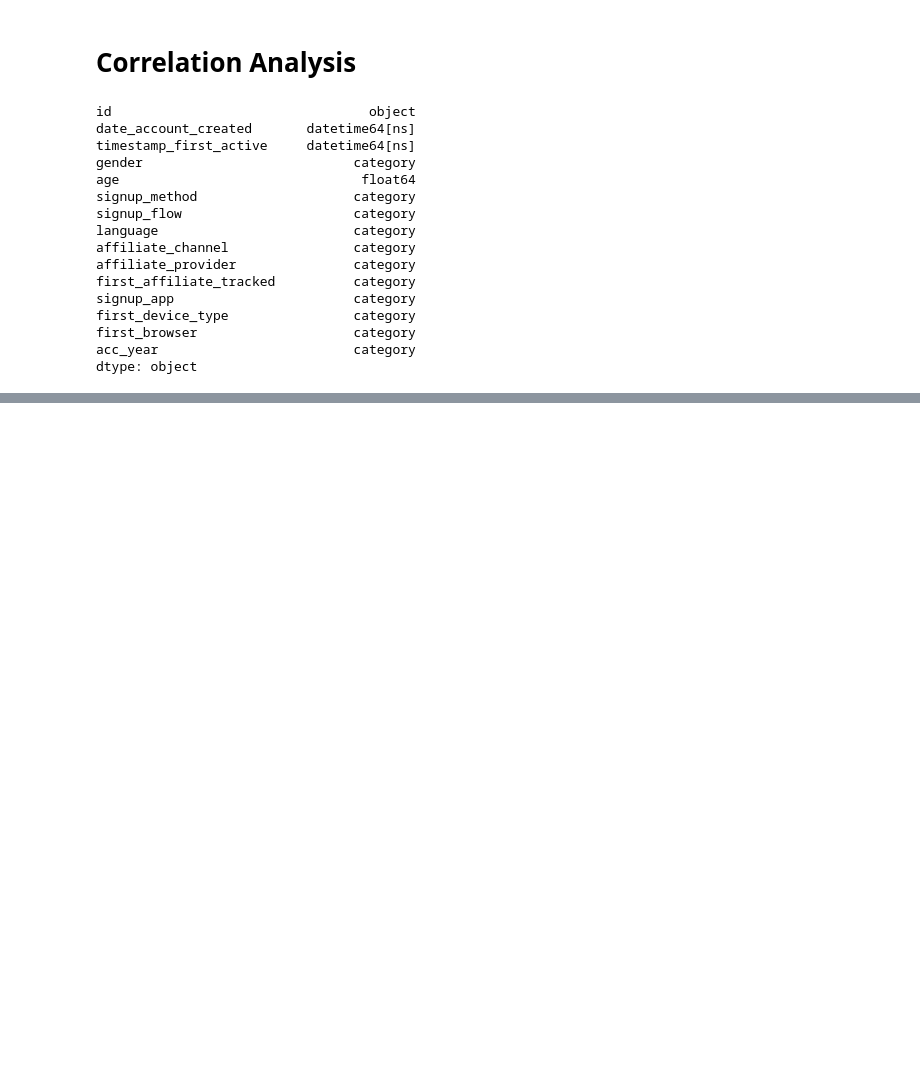
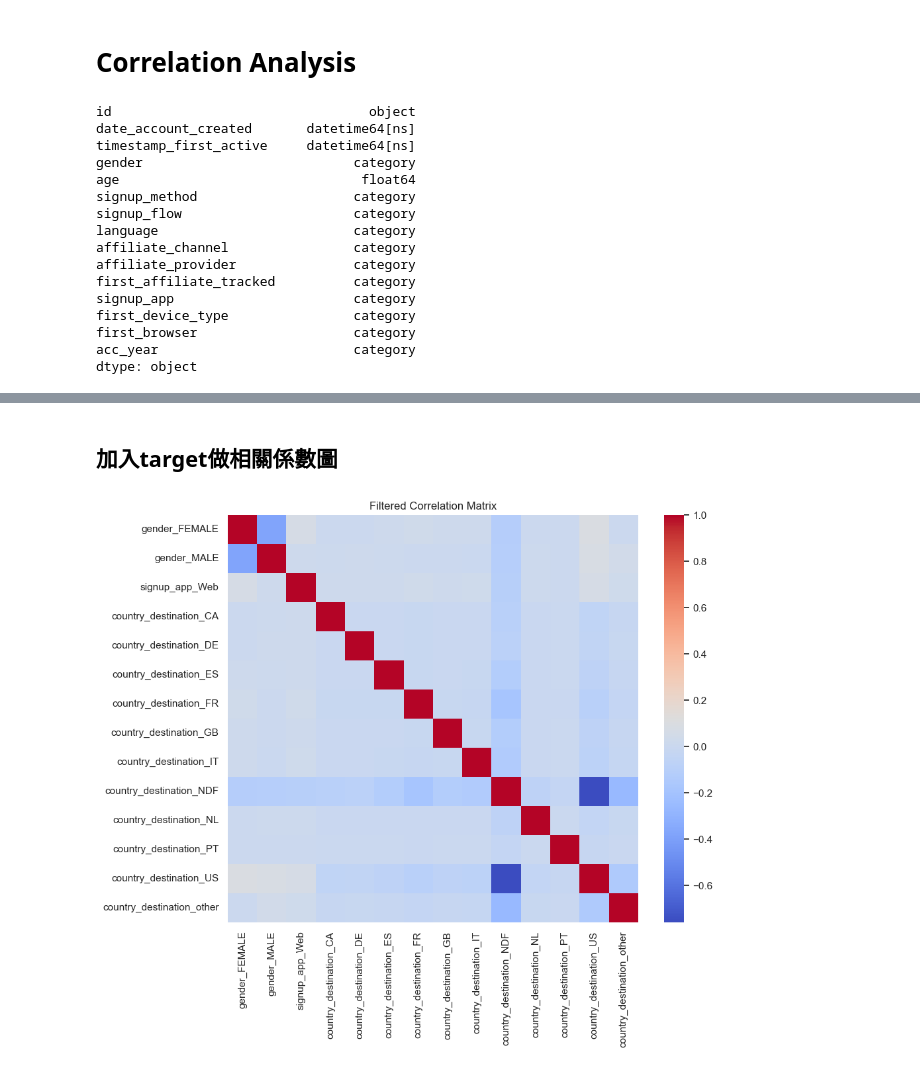
Before and after one commit to yoyocookie/airbnb_analysis, a Jupyter notebook: notebooks/test.ipynb, the cells around one changed output, grey strips where cells are left out. Saved outputs shown, nothing was run; the diff lists cells and outputs as text; code cells hidden in the pictures; blank space fills up the shorter version.

```diff
--- a/notebooks/test.ipynb
+++ b/notebooks/test.ipynb
@@ -793,0 +851,69 @@ dtype: object
+# %% [markdown]
+## 加入target做相關係數圖
+# %%
+feature = [
+    'gender',
+    'age',
+    'signup_method',
+    'signup_flow',
+    'language',
+    'affiliate_channel',
+    'affiliate_provider',
+    'first_affiliate_tracked',
+    'signup_app',
+    'first_device_type',
+    'first_browser',
+    'acc_year'
+]
+
+order_category = ['acc_year']
+non_order_category = [
+    'gender',
+    'signup_method',
+    'signup_flow',
+    'language',
+    'affiliate_channel',
+    'affiliate_provider',
+    'first_affiliate_tracked',
+    'signup_app',
+    'first_device_type',
+    'first_browser' ,
+    'country_destination'
+]
+
+df_selected = df_all.loc[:df_train.shape[0],feature].copy()
+df_selected['country_destination'] = df_train['country_destination']
+# Step 1: 處理 order_category (Label Encoding)
+label_encoder = LabelEncoder()
+for col in order_category:
+    df_selected[col] = label_encoder.fit_transform(df_selected[col])
+
+# Step 2: 處理 non_order_category (One-Hot Encoding)
+df_selected = pd.get_dummies(df_selected, columns=non_order_category, drop_first=True)
+
+# Step 3: 計算相關性矩陣
+correlation_matrix = df_selected.corr()
+
+
+# 選擇所有以 country_destination_ 開頭的變數
+target_columns = [col for col in correlation_matrix.columns if col.startswith('country_destination_')]
+
+# 計算這些目標變數與其他變數的最大相關性
+target_correlation = correlation_matrix[target_columns].abs().max(axis=1)
+
+# 設定相關性閾值
+threshold = 0.1
+
+# 篩選相關性大於閾值的特徵
+filtered_features = target_correlation[target_correlation > threshold].index
+
+# 過濾矩陣
+filtered_corr_matrix = correlation_matrix.loc[filtered_features, filtered_features]
+
+# 可視化
+plt.figure(figsize=(10, 8))
+sns.heatmap(filtered_corr_matrix, annot=False, cmap="coolwarm", fmt='.2f')
+plt.title("Filtered Correlation Matrix")
+plt.show()
+# %% [output]
+[figure, added]
```
Also changed, not shown: parts of 8 cells of this notebook.
